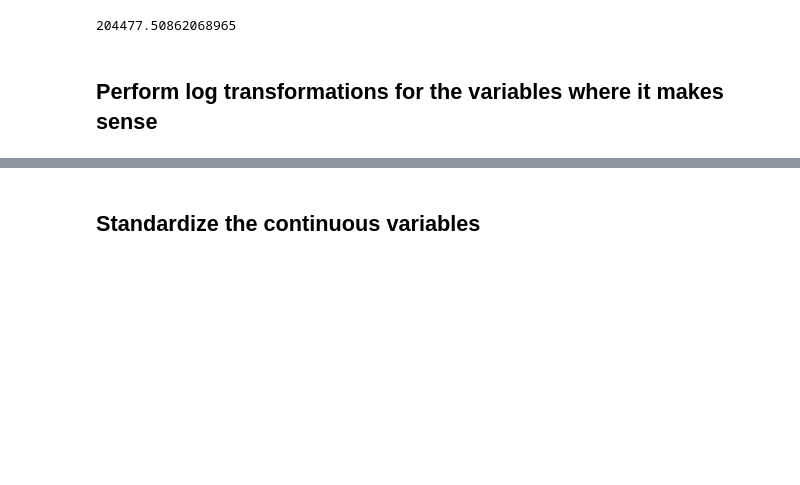
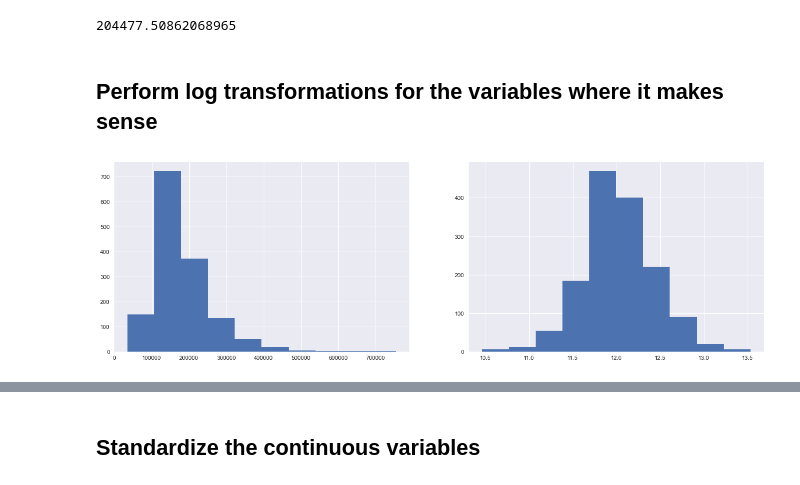
Before and after one commit to Marissa841/dsc-feature-scaling-and-normalization-lab, a Jupyter notebook: index.ipynb, the cells around one changed output, grey strips where cells are left out. Saved outputs shown, nothing was run; the diff lists cells and outputs as text; code cells hidden in the pictures; blank space fills up the shorter version.

```diff
--- a/index.ipynb
+++ b/index.ipynb
@@ -95,3 +95,13 @@ ames_cont = ['SalePrice', 'GrLivArea', '1stFlrSF', 'LotFrontage'  ]
 ames_cont = None
 # %% [markdown]
 ## Perform log transformations for the variables where it makes sense
+# %%
+fig = plt.figure(figsize = (20, 6))
+ax1 = plt.subplot(121)
+ax1.hist(ames['SalePrice'])
+
+ax2 = plt.subplot(122)
+ax2.hist(np.log(ames['SalePrice']))
+;
+# %% [output]
+[figure, added]
```
Also changed, not shown: parts of 11 cells of this notebook.
